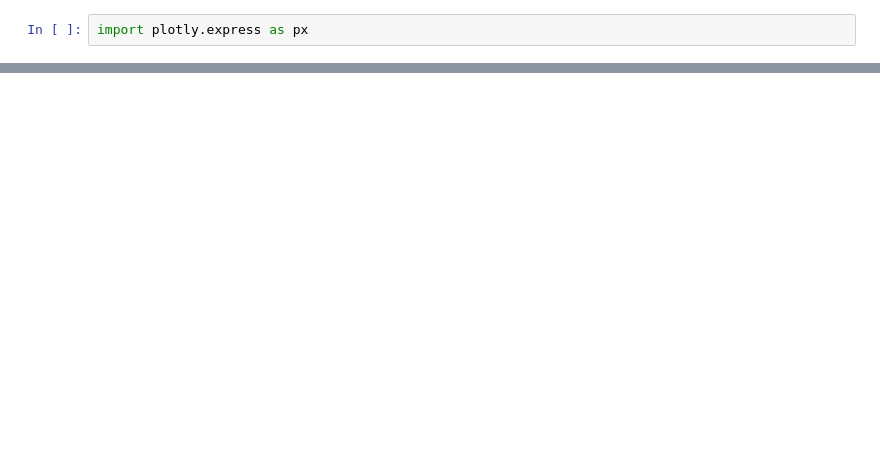
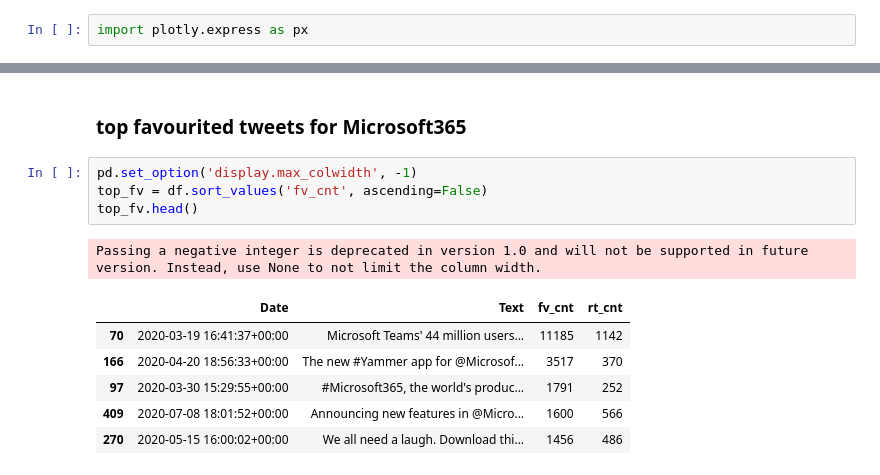
Before and after one commit to hadi-android/twitter_analytics, a Jupyter notebook: twitter_analyzer.ipynb, the cells around one changed output, grey strips where cells are left out. Cells and saved outputs as stored; diff of their text form; blank space fills up the shorter version.

```diff
--- a/twitter_analyzer.ipynb
+++ b/twitter_analyzer.ipynb
@@ -112 +156,15 @@ fig.show()
+# %% [markdown]
+<H3> top favourited tweets for Microsoft365
+# %%
+pd.set_option('display.max_colwidth', -1)
+top_fv = df.sort_values('fv_cnt', ascending=False)
+top_fv.head()
+# %% [output]
+Passing a negative integer is deprecated in version 1.0 and will not be supported in future version. Instead, use None to not limit the column width.
+|  | Date | Text | fv_cnt | rt_cnt |
+| 70 | 2020-03-19 16:41:37+00:00 | Microsoft Teams' 44 million users... | 11185 | 1142 |
+| 166 | 2020-04-20 18:56:33+00:00 | The new #Yammer app for @Microsof... | 3517 | 370 |
+| 97 | 2020-03-30 15:29:55+00:00 | #Microsoft365, the world's produc... | 1791 | 252 |
+| 409 | 2020-07-08 18:01:52+00:00 | Announcing new features in @Micro... | 1600 | 566 |
+| 270 | 2020-05-15 16:00:02+00:00 | We all need a laugh. Download thi... | 1456 | 486 |
 # %%
```
Also changed, not shown: parts of 63 cells of this notebook, 1 other file.
